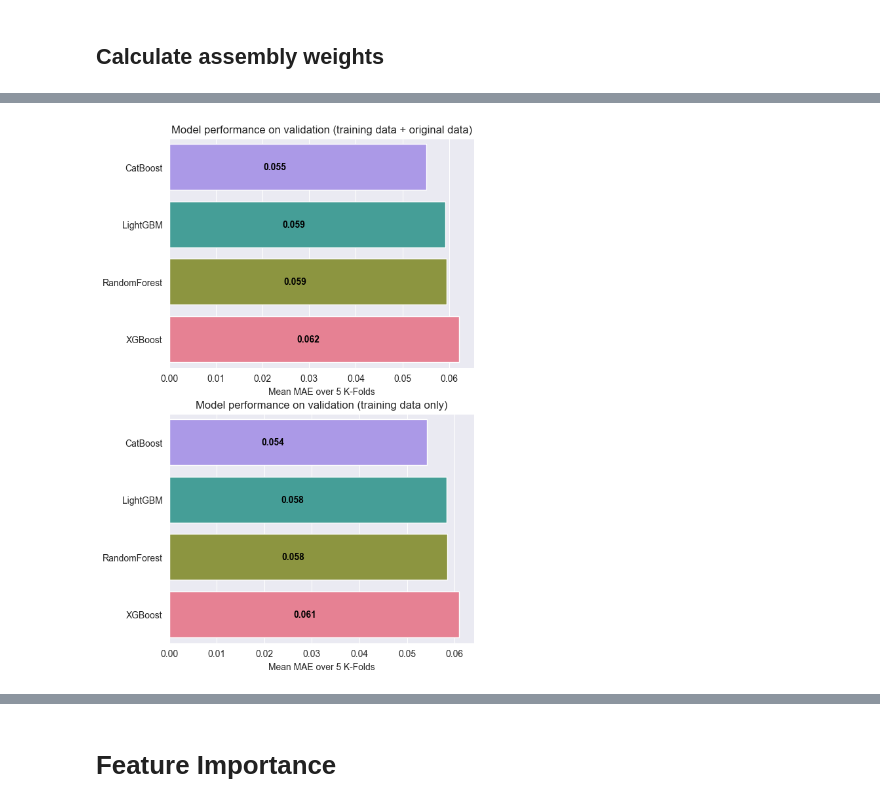
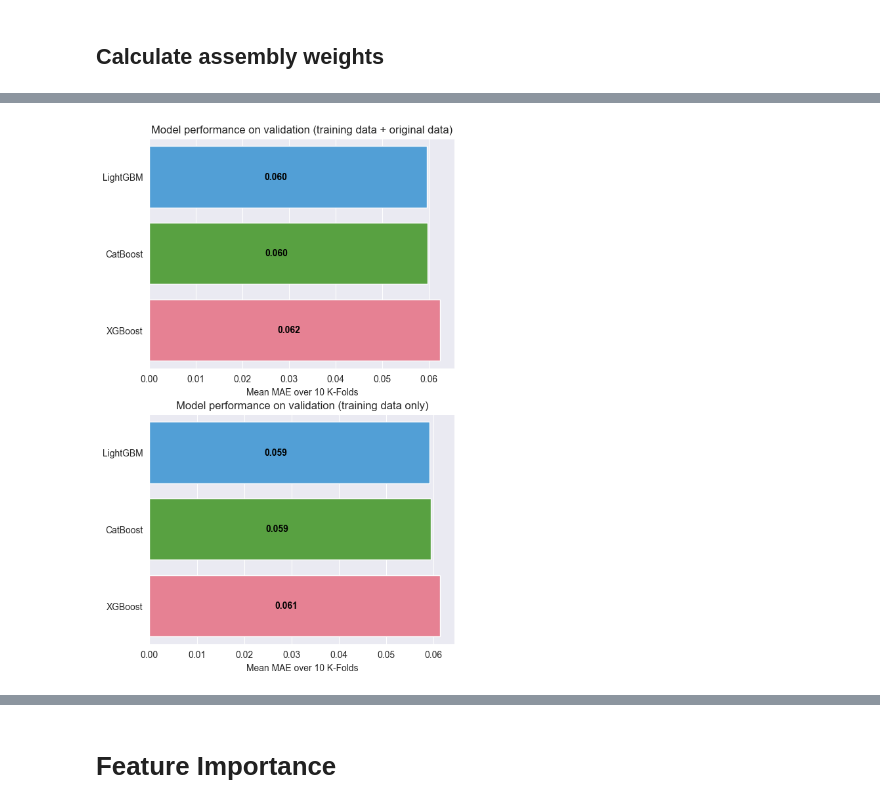
Before and after one commit to mnokno/FeatureImputationHeatFluxDataset, a Jupyter notebook: FeatureImputationHeatFluxDataset/src/FeatureImputationHeatFluxDataset.ipynb, the cells around one changed output, grey strips where cells are left out. Saved outputs shown, nothing was run; the diff lists cells and outputs as text; code cells hidden in the pictures.

```diff
--- a/FeatureImputationHeatFluxDataset/src/FeatureImputationHeatFluxDataset.ipynb
+++ b/FeatureImputationHeatFluxDataset/src/FeatureImputationHeatFluxDataset.ipynb
@@ -626,14 +575,12 @@ class Pipeline:
             self.model = CatBoostRegressor(**study_catboost.best_params)
         elif model_type == 'XGBoost':
             self.model = xgb.XGBRegressor(**study_xgboost.best_params)
-        elif model_type == 'RandomForest':
-            self.model = RandomForestRegressor(**study_rf.best_params)
         else:
             raise ValueError(f"Given model type is not supported! {model_type} was given.")
 
     def fit(self, X, y, X_val, y_val):
-        if self.model_type in ['RandomForest']:
-            self.model.fit(X, y.ravel())
+        if self.model_type in ['CatBoost']:
+            self.model.fit(X, y.ravel(), eval_set=[(X_val, y_val.ravel())], early_stopping_rounds=500, verbose=False)
         else:
             self.model.fit(X, y.ravel(), eval_set=[(X_val, y_val.ravel())], verbose=False)
 
@@ -643,7 +590,7 @@ class Pipeline:
 def train(model_type):
     X = df_train.drop(['x_e_out'], axis=1)
     y = df_train['x_e_out']
-    SKFs = KFold(n_splits=5, shuffle=True, random_state=1)
+    SKFs = KFold(n_splits=10, shuffle=True, random_state=1)
     losses = []
     pipelines = []
     idx_vls = []
@@ -670,7 +617,7 @@ def train(model_type):
     print(f'Mean loss: {np.array(losses).mean()}')
     return losses, pipelines, idx_vls
 # %%
-supported_models = ['LightGBM', 'CatBoost', 'XGBoost', 'RandomForest']
+supported_models = ['LightGBM', 'CatBoost', 'XGBoost']
 # %%
 train_results = {}
 for model_name in supported_models:
@@ -742,13 +684,13 @@ def eval_assembly_on_validation(weights):
 # Set initial weights
 model_weights = np.array([0.25, 0.25, 0.25, 0.25])
 # Define the optimization bounds
-bounds = [(0, 0.5)] * len(model_weights)
+bounds = [(0, 1.0)] * len(model_weights)
 
 # Define the optimization function
 res = minimize(eval_assembly_on_validation, model_weights, method='nelder-mead', bounds=bounds)
 # Print the optimized weights
 optimal_model_weights = res.x
 print(optimal_model_weights.sum())
-#optimal_model_weights = optimal_model_weights / np.sum(optimal_model_weights, axis=0, keepdims=True)
+optimal_model_weights = optimal_model_weights / np.sum(optimal_model_weights, axis=0, keepdims=True)
 print(optimal_model_weights.sum())
 # %% [output]
@@ -790,24 +731,24 @@ performance_data = pd.DataFrame(performance_data)
 # %%
 loss_eval_types: list[str] = ['training_loss', 'og_data_excluded']
 fig, axes = plt.subplots(nrows=len(loss_eval_types), ncols=1, figsize=(6, 10))
 axes = axes.flatten()
 
 palette = sns.color_palette("husl", n_colors=len(performance_data))
 palette_reversed = palette[::-1]
 titles = ['Model performance on validation (training data + original data)',
           'Model performance on validation (training data only)']
 
 for ax_index, loss_eval_type in enumerate(loss_eval_types):
     performance_data.sort_values(loss_eval_type, ascending=True, inplace=True)
     sns.barplot(x=loss_eval_type, y='model_name', data=performance_data, ax=axes[ax_index], palette=palette_reversed)
     for i, v in enumerate(performance_data[loss_eval_type]):
         axes[ax_index].text(v - 0.03, i, '{:.3f}'.format(v), color='black', fontweight='bold', ha='right', va='center')
     axes[ax_index].set(ylabel=None)
-    axes[ax_index].set(xlabel="Mean MAE over 5 K-Folds")
+    axes[ax_index].set(xlabel="Mean MAE over 10 K-Folds")
     axes[ax_index].set_title(titles[ax_index])
 plt.show()
 # %% [output]
-[figure, old version]
+[figure, new version]
 # %%
 performance_data
 # %% [output]
```
Also changed, not shown: parts of 18 cells of this notebook, 2 other files.
